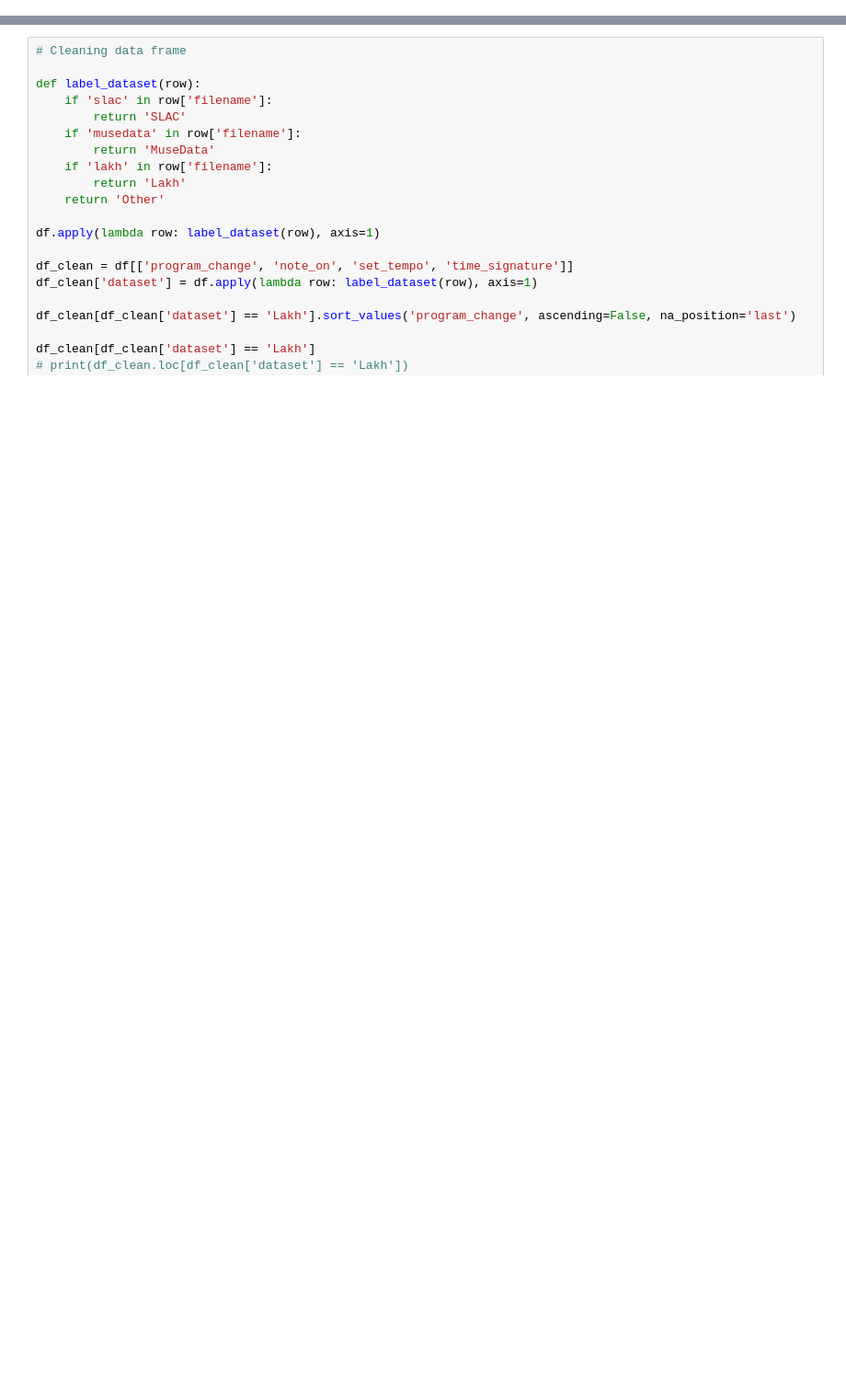
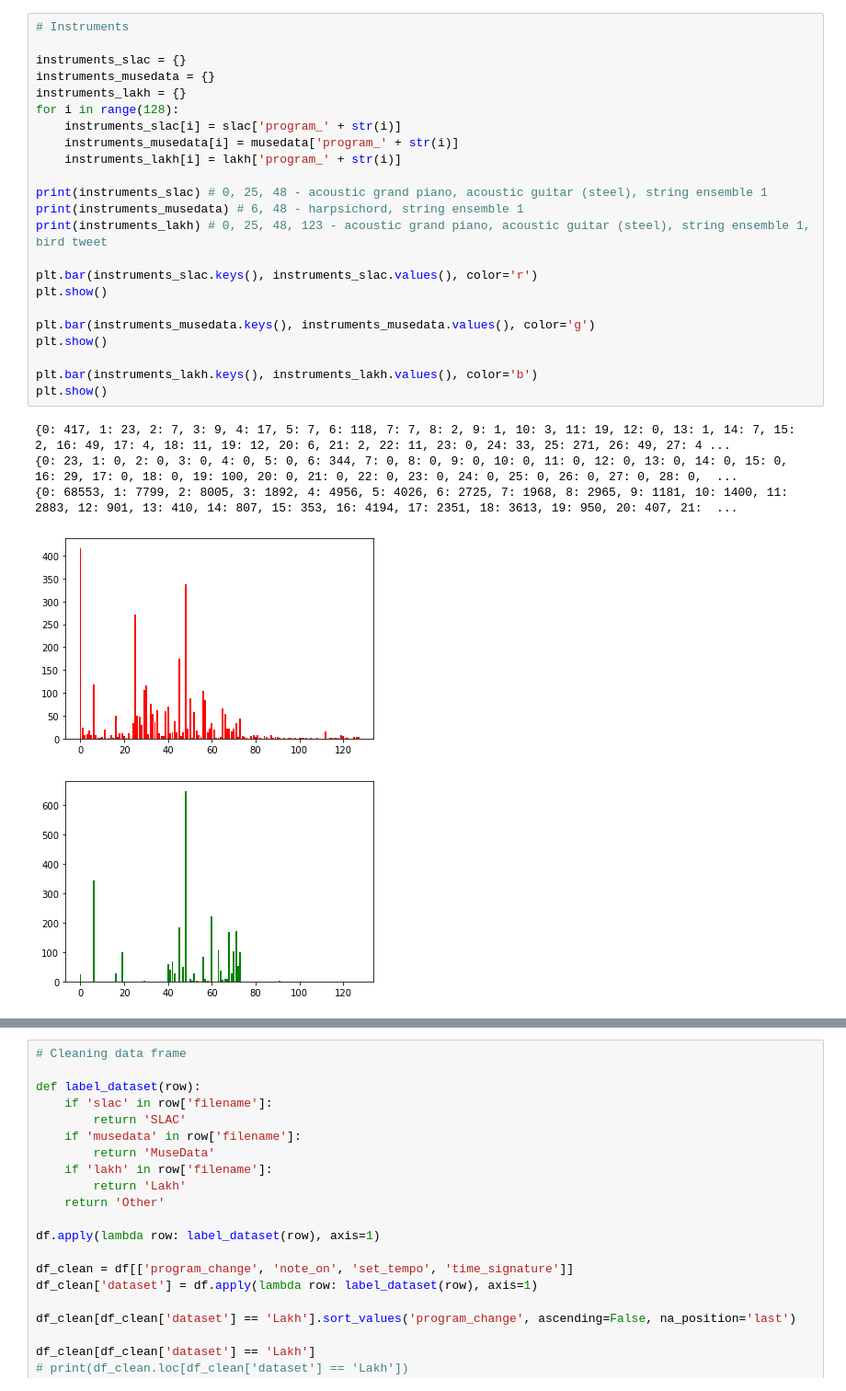
Before and after one commit to midi-ld/midistats, a Jupyter notebook: TISMIR MIDI statistics.ipynb, the cells around one changed output, grey strips where cells are left out. Shown: that part at 92% size. Cells and saved outputs as stored; diff of their text form; blank space fills up the shorter version.

```diff
--- a/TISMIR MIDI statistics.ipynb
+++ b/TISMIR MIDI statistics.ipynb
@@ -26,0 +59,29 @@ d
+# %%
+# Instruments
+
+instruments_slac = {}
+instruments_musedata = {}
+instruments_lakh = {}
+for i in range(128):
+    instruments_slac[i] = slac['program_' + str(i)]
+    instruments_musedata[i] = musedata['program_' + str(i)]
+    instruments_lakh[i] = lakh['program_' + str(i)]
+
+print(instruments_slac) # 0, 25, 48 - acoustic grand piano, acoustic guitar (steel), string ensemble 1
+print(instruments_musedata) # 6, 48 - harpsichord, string ensemble 1
+print(instruments_lakh) # 0, 25, 48, 123 - acoustic grand piano, acoustic guitar (steel), string ensemble 1, bird tweet
+
+plt.bar(instruments_slac.keys(), instruments_slac.values(), color='r')
+plt.show()
+
+plt.bar(instruments_musedata.keys(), instruments_musedata.values(), color='g')
+plt.show()
+
+plt.bar(instruments_lakh.keys(), instruments_lakh.values(), color='b')
+plt.show()
+# %% [output]
+{0: 417, 1: 23, 2: 7, 3: 9, 4: 17, 5: 7, 6: 118, 7: 7, 8: 2, 9: 1, 10: 3, 11: 19, 12: 0, 13: 1, 14: 7, 15: 2, 16: 49, 17: 4, 18: 11, 19: 12, 20: 6, 21: 2, 22: 11, 23: 0, 24: 33, 25: 271, 26: 49, 27: 4 ...
+{0: 23, 1: 0, 2: 0, 3: 0, 4: 0, 5: 0, 6: 344, 7: 0, 8: 0, 9: 0, 10: 0, 11: 0, 12: 0, 13: 0, 14: 0, 15: 0, 16: 29, 17: 0, 18: 0, 19: 100, 20: 0, 21: 0, 22: 0, 23: 0, 24: 0, 25: 0, 26: 0, 27: 0, 28: 0,  ...
+{0: 68553, 1: 7799, 2: 8005, 3: 1892, 4: 4956, 5: 4026, 6: 2725, 7: 1968, 8: 2965, 9: 1181, 10: 1400, 11: 2883, 12: 901, 13: 410, 14: 807, 15: 353, 16: 4194, 17: 2351, 18: 3613, 19: 950, 20: 407, 21:  ...
+[figure, added]
+[figure, added]
```
Also changed, not shown: parts of 6 cells of this notebook, 3 other files.
